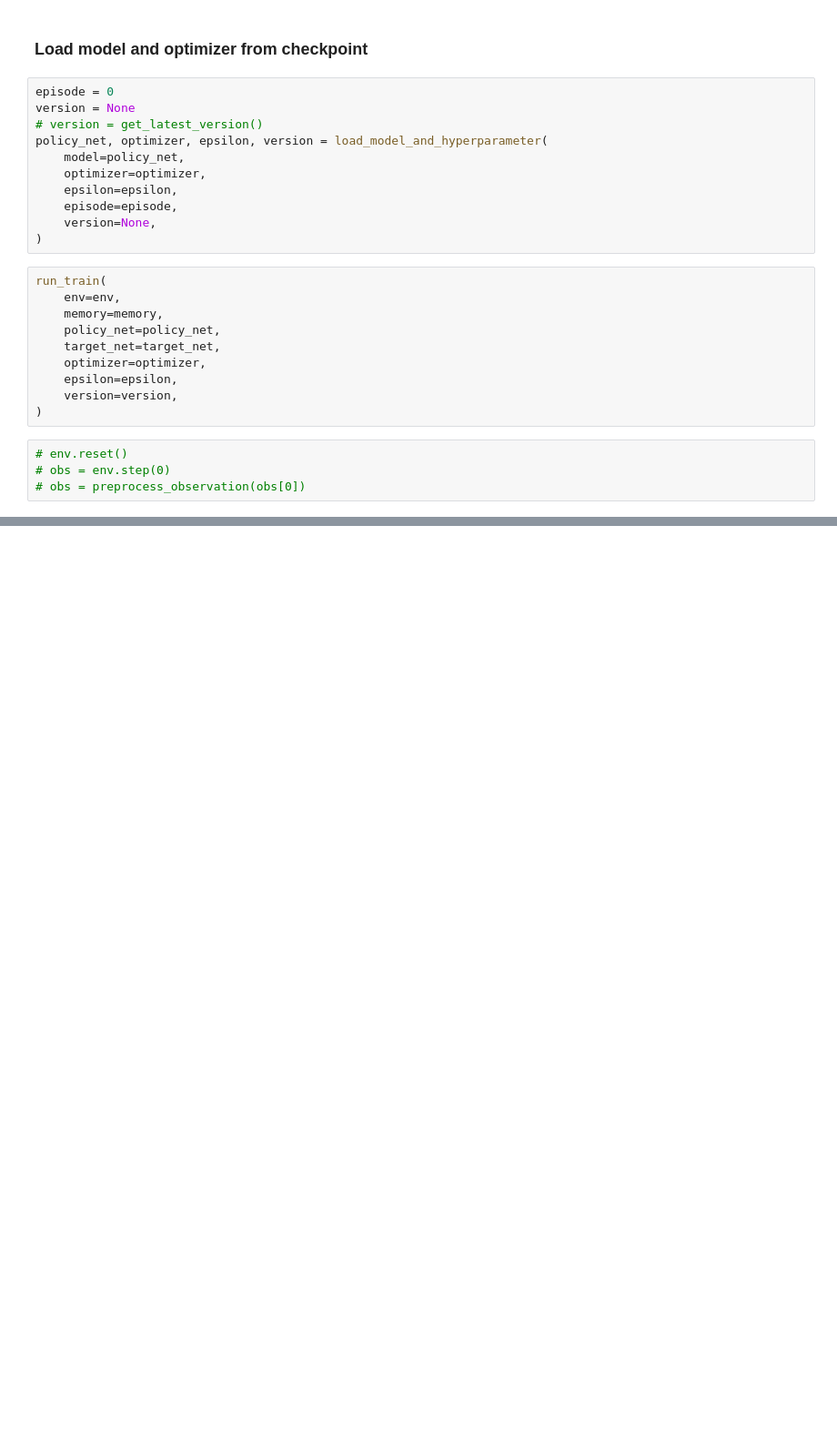
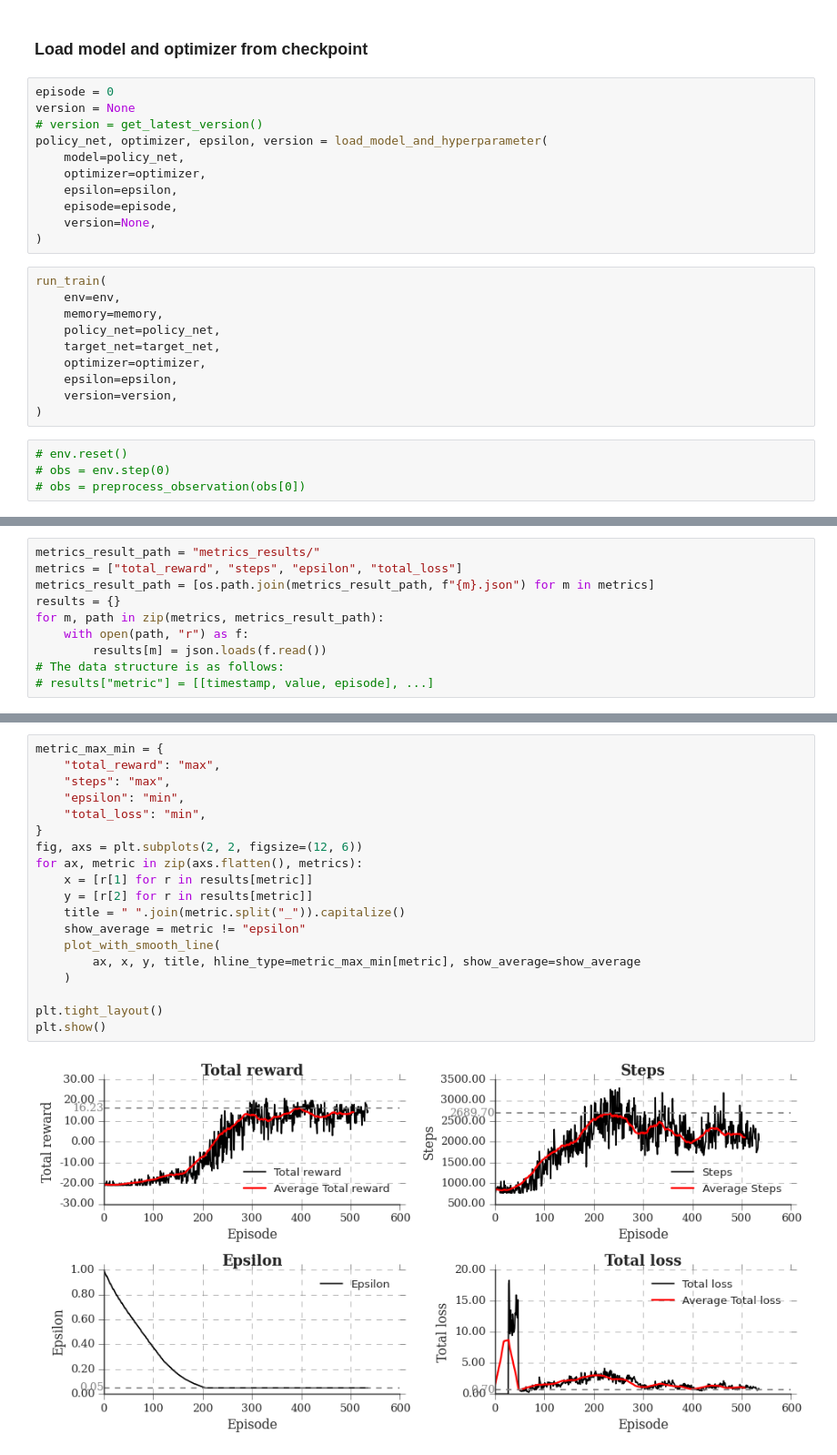
Before and after one commit to eithannak29/Pong-DQN, a Jupyter notebook: src/main.ipynb, the cells around one changed output, grey strips where cells are left out. Shown: that part at 91% size. Cells and saved outputs as stored; diff of their text form; blank space fills up the shorter version.

Commit message:
feat: metrics result

```diff
--- a/src/main.ipynb
+++ b/src/main.ipynb
@@ -293,0 +298,10 @@ run_train(
+# %%
+metrics_result_path = "metrics_results/"
+metrics = ["total_reward", "steps", "epsilon", "total_loss"]
+metrics_result_path = [os.path.join(metrics_result_path, f"{m}.json") for m in metrics]
+results = {}
+for m, path in zip(metrics, metrics_result_path):
+    with open(path, "r") as f:
+        results[m] = json.loads(f.read())
+# The data structure is as follows:
+# results["metric"] = [[timestamp, value, episode], ...]
@@ -293,0 +404,21 @@ run_train(
+# %%
+metric_max_min = {
+    "total_reward": "max",
+    "steps": "max",
+    "epsilon": "min",
+    "total_loss": "min",
+}
+fig, axs = plt.subplots(2, 2, figsize=(12, 6))
+for ax, metric in zip(axs.flatten(), metrics):
+    x = [r[1] for r in results[metric]]
+    y = [r[2] for r in results[metric]]
+    title = " ".join(metric.split("_")).capitalize()
+    show_average = metric != "epsilon"
+    plot_with_smooth_line(
+        ax, x, y, title, hline_type=metric_max_min[metric], show_average=show_average
+    )
+
+plt.tight_layout()
+plt.show()
+# %% [output]
+[figure, added]
```
Also changed, not shown: parts of 3 cells of this notebook, 4 other files.
